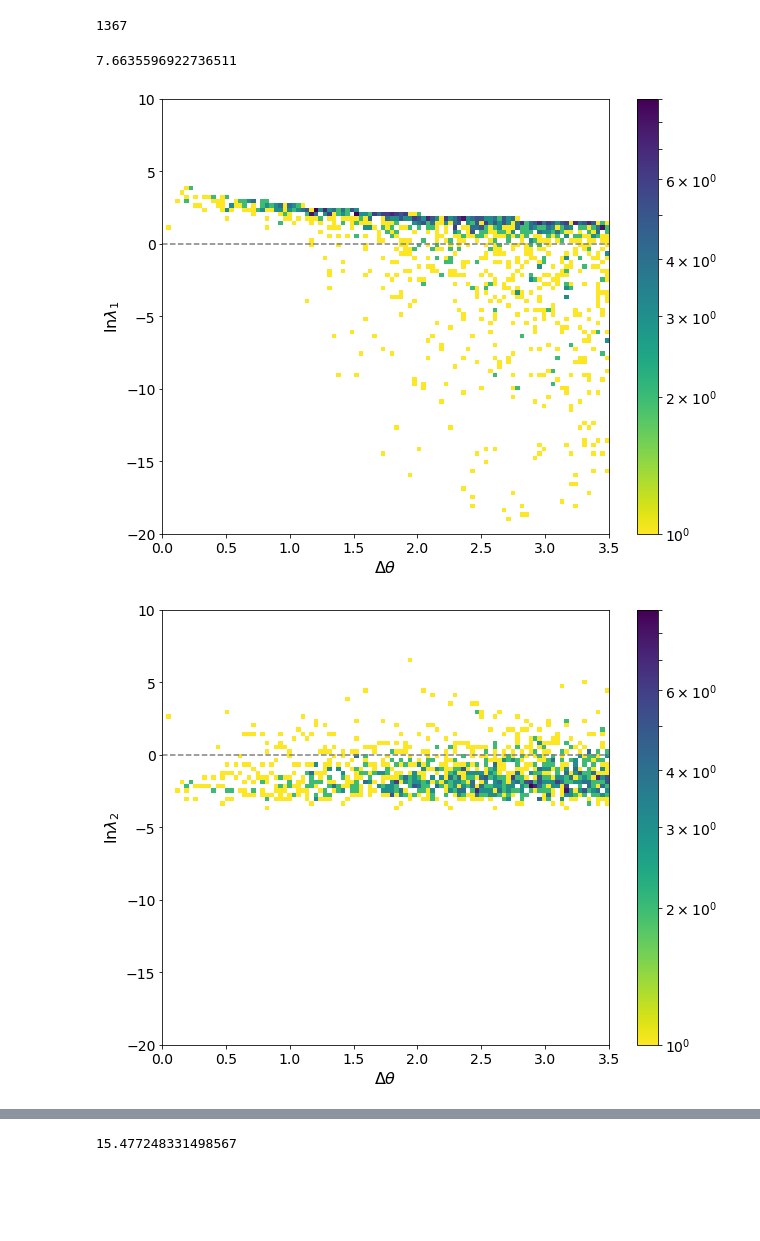
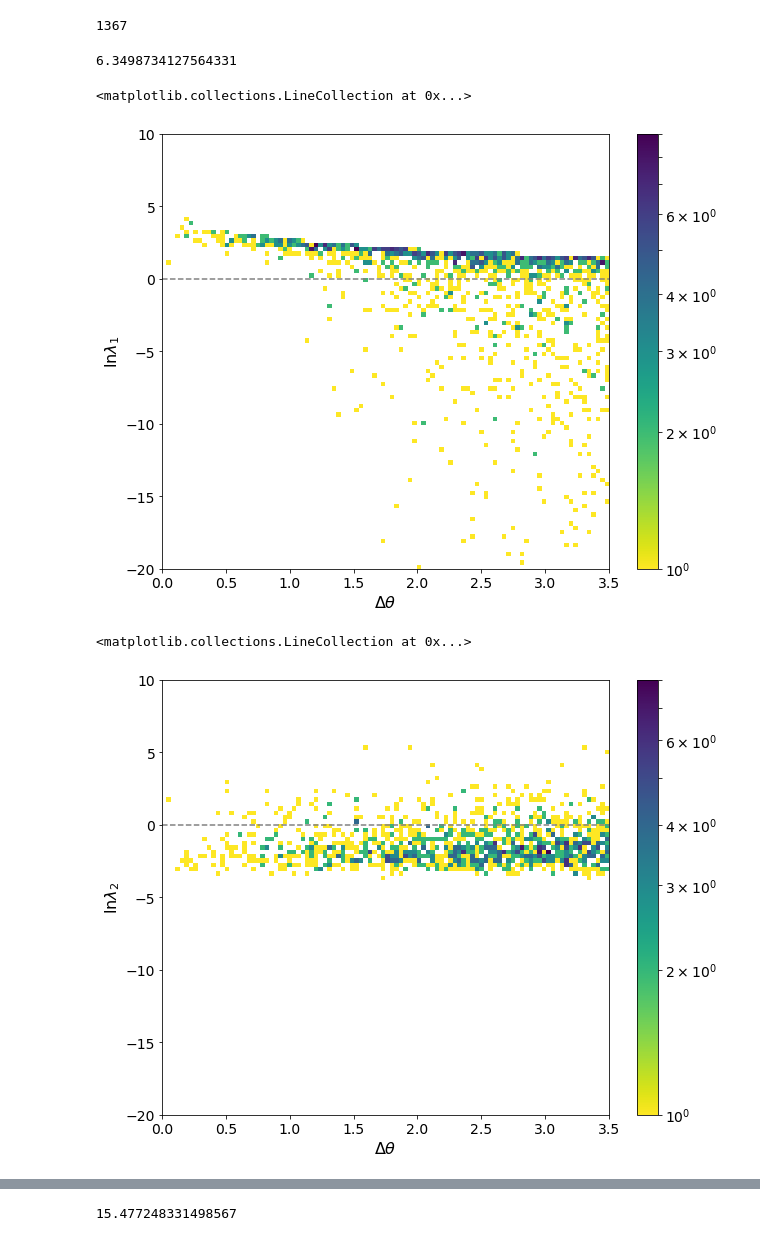
Before and after one commit to hayalaso/Analyses_AMON, a Jupyter notebook: HAWC_IC/multi_correlation_analysis.ipynb, the cells around one changed output, grey strips where cells are left out. Cells and saved outputs as stored; diff of their text form; code cells hidden in the pictures; blank space fills up the shorter version.

```diff
--- a/HAWC_IC/multi_correlation_analysis.ipynb
+++ b/HAWC_IC/multi_correlation_analysis.ipynb
@@ -151,7 +154,8 @@ dfh = pd.read_csv("hawc_data_2.csv")
 dfh['HTime_i']=pd.to_datetime(dfh['HTime_i'])
 dfh['HTime_f']=pd.to_datetime(dfh['HTime_f'])
 # %%
-dfic = pd.read_csv("IC-singlet-Dec15old-Jan16new-shuffled.csv")
+# Read IceCube data file
+dfic = pd.read_csv("ic-singlet-jan16.csv")
 dfic['ICtime']=pd.to_datetime(dfic['ICtime'])
 dfic = dfic.sort_values(by='ICtime')
 # %%
@@ -302,7 +520,7 @@ len(df_result.LLH)
 # savefig("/Users/hugo/AMON/Technical_Notes/IC-HAWC_Analysis/T2vsLLH.pdf")
 max(df_result.LLH)
 # %% [output]
-7.6635596922736511
+6.3498734127564331
 # %%
 from matplotlib.colors import LogNorm
 rcParams['figure.figsize'] = (10, 8)
@@ -311,20 +529,22 @@ colorbar()
 xlabel(r"$\Delta \theta$",fontsize=16)
 ylabel(r'$\ln \lambda_1$',fontsize=16)
 hlines(0,0,3.5,linestyles='--',colors='gray')
-savefig("/Users/hugo/AMON/Technical_Notes/IC-HAWC_Analysis/T1vsTheta.pdf")
+#savefig("/Users/hugo/AMON/Technical_Notes/IC-HAWC_Analysis/T1vsTheta.pdf")
 # %% [output]
+<matplotlib.collections.LineCollection at 0x...>
-[figure, old version]
+[figure, new version]
 # %%
 from matplotlib.colors import LogNorm
 rcParams['figure.figsize'] = (10, 8)
 hist2d(df_result.SpcAng,df_result.T2,bins=100,cmap='viridis_r',norm=LogNorm(),range=[(0,3.5),(-20,10)])
 colorbar()
 xlabel(r"$\Delta \theta$",fontsize=16)
 ylabel(r'$\ln \lambda_2$',fontsize=16)
 hlines(0,0,3.5,linestyles='--',colors='gray')
-savefig("/Users/hugo/AMON/Technical_Notes/IC-HAWC_Analysis/T2vsTheta.pdf")
+#savefig("/Users/hugo/AMON/Technical_Notes/IC-HAWC_Analysis/T2vsTheta.pdf")
 # %% [output]
+<matplotlib.collections.LineCollection at 0x...>
-[figure, old version]
+[figure, new version]
 # %%
 rcParams['figure.figsize'] = (10, 8)
 from matplotlib.colors import LogNorm
```
Also changed, not shown: parts of 33 cells of this notebook.
